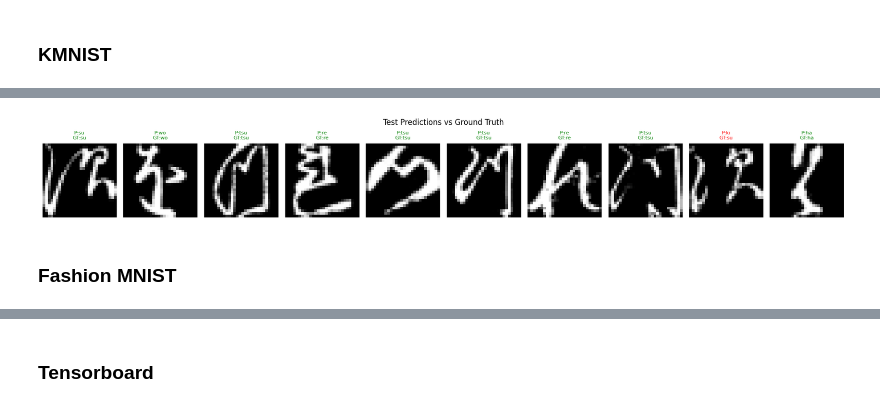
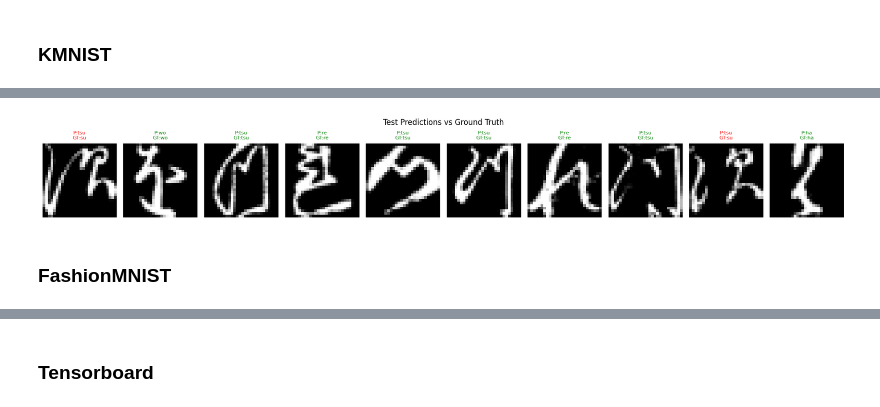
Before and after one commit to anhkhoa706/python-for-dl-homework, a Jupyter notebook: week08/cnn_mnist_fashion_kmnist.ipynb, the cells around one changed output, grey strips where cells are left out. Saved outputs shown, nothing was run; the diff lists cells and outputs as text; code cells hidden in the pictures.

```diff
--- a/week08/cnn_mnist_fashion_kmnist.ipynb
+++ b/week08/cnn_mnist_fashion_kmnist.ipynb
@@ -258,7 +263,7 @@ def train_model(model, train_loader, test_loader, dataset_name="MNIST", epochs=1
     model = model.to(device)
     criterion = nn.CrossEntropyLoss()
     optimizer = optim.Adam(model.parameters(), lr=lr)
-    scheduler = StepLR(optimizer, step_size=50, gamma=0.5)
+    scheduler = StepLR(optimizer, step_size=60, gamma=0.5)
 
     writer = SummaryWriter(log_dir=os.path.join(log_dir, dataset_name))
     log_tensorboard(writer, model, train_loader, dataset_name)
@@ -466,7 +471,7 @@ Training...
 ### KMNIST
 # %%
 # Must have Accuracy ~91.09% - 93.18%
-run_training_pipeline(dataset_name="KMNIST", epochs=150, lr=0.001, DNN_model=False)
+run_training_pipeline(dataset_name="KMNIST", epochs=180, lr=0.001, DNN_model=False)
 # %% [output]
 ============================================================
 Model: KMNISTConvNet
@@ -488,5 +493,5 @@ Training...
-[figure, old version]
+[figure, new version]
 # %% [markdown]
-### Fashion MNIST
+### FashionMNIST
 # %%
 # Must have Accuracy ~88.69% - 88.90%
```
Also changed, not shown: parts of 5 cells of this notebook.
